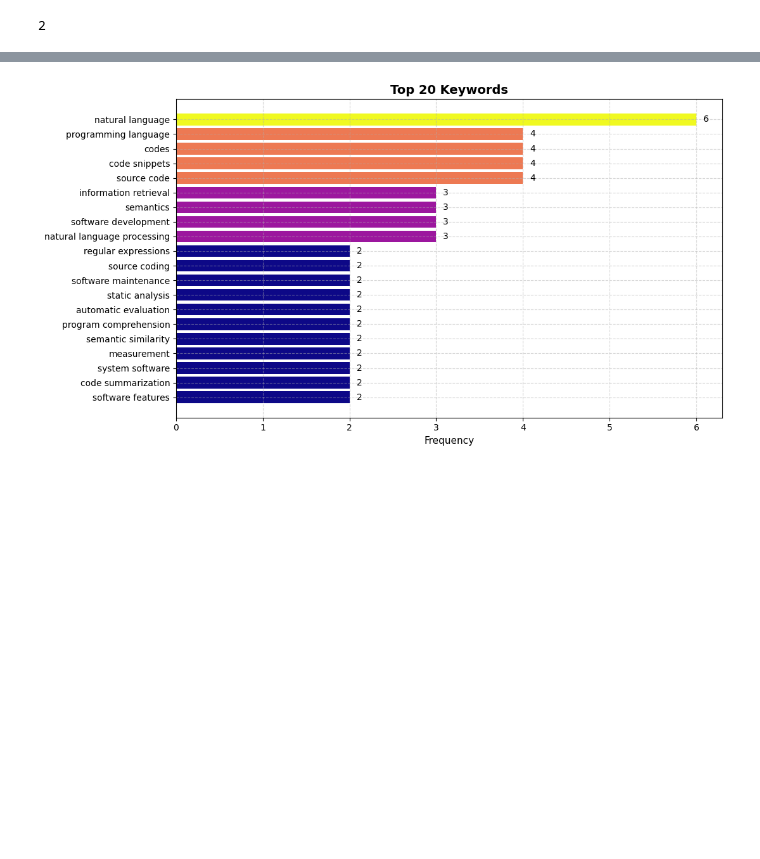
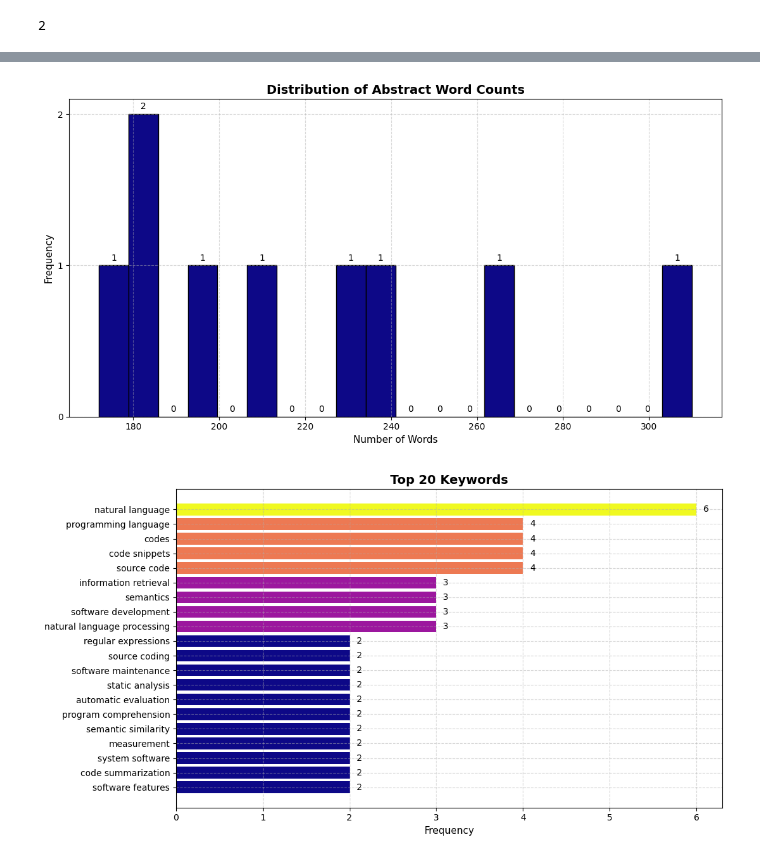
Before and after one commit to IsabelaYabe/lisa-llm-reqs, a Jupyter notebook: papers_lab/eda/eda.ipynb, the cells around one changed output, grey strips where cells are left out. Cells and saved outputs as stored; diff of their text form; code cells hidden in the pictures; blank space fills up the shorter version.

```diff
--- a/eda.ipynb
+++ b/papers_lab/eda/eda.ipynb
@@ -36,3 +61,7 @@ viz = Visualizer(cmap_name="plasma", figsize=(11, 6))
+# %%
+viz.histogram(df["n_abstract_words"], title="Distribution of Abstract Word Counts", xlabel="Number of Words")
+# %% [output]
+[figure, added]
 # %%
 labels = topkw.index.tolist()
 values = topkw.values.tolist()
```
Also changed, not shown: parts of 6 cells of this notebook, 13 other files.
